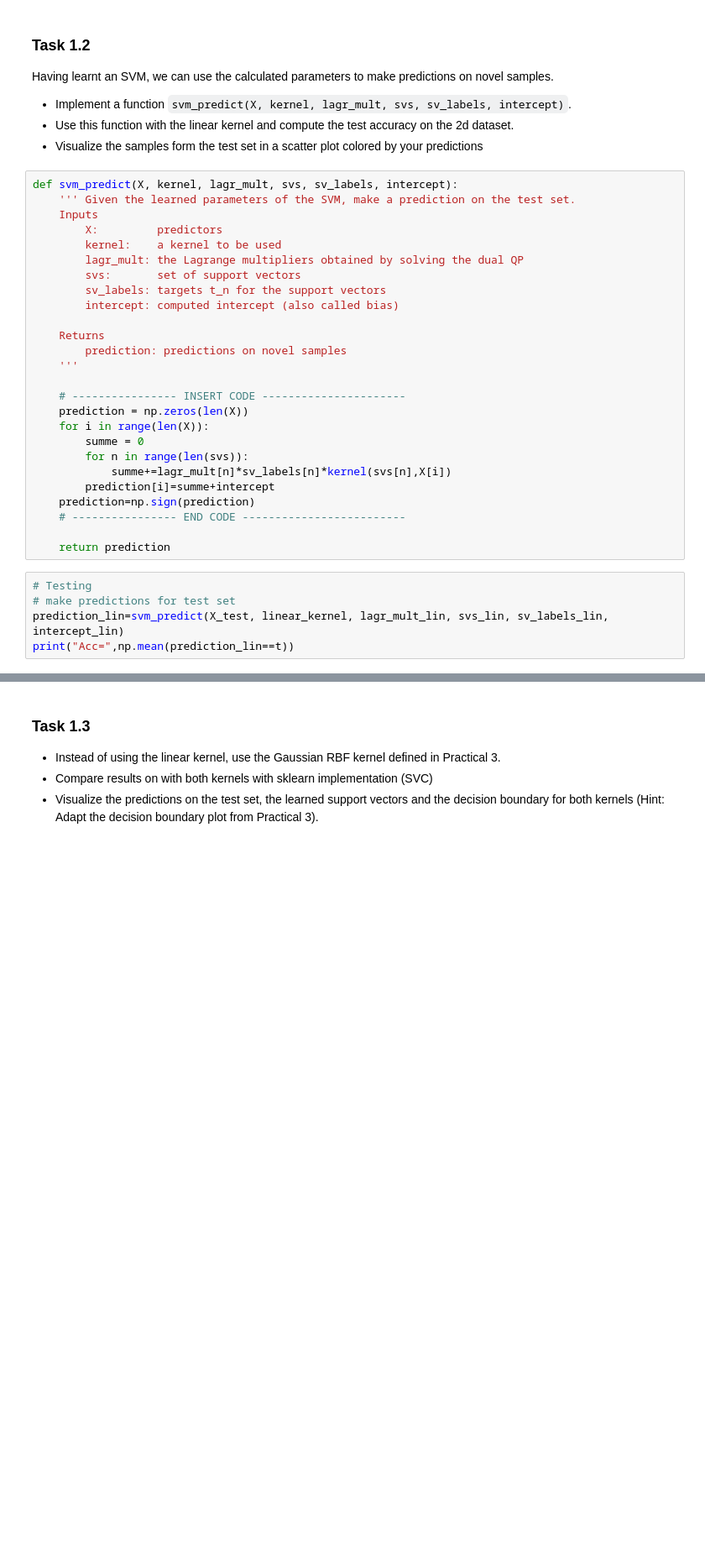
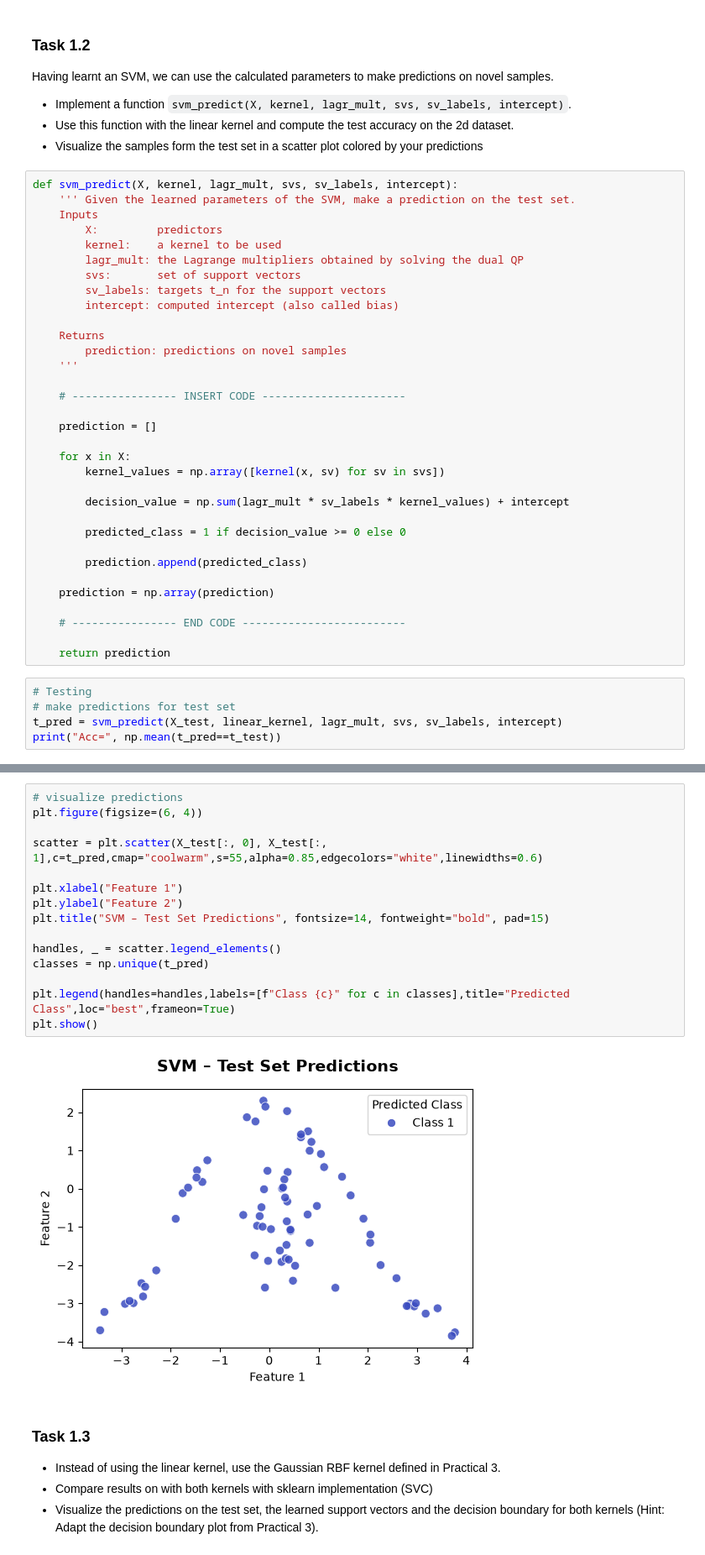
Before and after one commit to JanLuckhardt/machine-learning, a Jupyter notebook: 04_svm_decision_trees.ipynb, the cells around one changed output, grey strips where cells are left out. Shown at 84% size. Saved outputs shown, nothing was run; the diff lists cells and outputs as text; blank space fills up the shorter version.

Commit message:
Revise SVM and decision trees notebook

```diff
--- a/04_svm_decision_trees.ipynb
+++ b/04_svm_decision_trees.ipynb
@@ -208,19 +212,26 @@ def svm_predict(X, kernel, lagr_mult, svs, sv_labels, intercept):
     '''
 
     # ---------------- INSERT CODE ----------------------
-    prediction = np.zeros(len(X))
-    for i in range(len(X)):
-        summe = 0
-        for n in range(len(svs)):
-            summe+=lagr_mult[n]*sv_labels[n]*kernel(svs[n],X[i])
-        prediction[i]=summe+intercept
-    prediction=np.sign(prediction)
+
+    prediction = []
+
+    for x in X:
+        kernel_values = np.array([kernel(x, sv) for sv in svs])
+
+        decision_value = np.sum(lagr_mult * sv_labels * kernel_values) + intercept
+
+        predicted_class = 1 if decision_value >= 0 else 0
+
+        prediction.append(predicted_class)
+
+    prediction = np.array(prediction)
+
     # ---------------- END CODE -------------------------
 
     return prediction
 # %%
 # Testing
 # make predictions for test set
-prediction_lin=svm_predict(X_test, linear_kernel, lagr_mult_lin, svs_lin, sv_labels_lin, intercept_lin)
-print("Acc=",np.mean(prediction_lin==t))
+t_pred = svm_predict(X_test, linear_kernel, lagr_mult, svs, sv_labels, intercept)
+print("Acc=", np.mean(t_pred==t_test))
 # %% [output]
@@ -234,3 +239,20 @@ plt.scatter(X_test[:, 0], X_test[:, 1], c=prediction_lin)
+# %%
+# visualize predictions
+plt.figure(figsize=(6, 4))
+
+scatter = plt.scatter(X_test[:, 0], X_test[:, 1],c=t_pred,cmap="coolwarm",s=55,alpha=0.85,edgecolors="white",linewidths=0.6)
+
+plt.xlabel("Feature 1")
+plt.ylabel("Feature 2")
+plt.title("SVM – Test Set Predictions", fontsize=14, fontweight="bold", pad=15)
+
+handles, _ = scatter.legend_elements()
+classes = np.unique(t_pred)
+
+plt.legend(handles=handles,labels=[f"Class {c}" for c in classes],title="Predicted Class",loc="best",frameon=True)
+plt.show()
+# %% [output]
+[figure, added]
 # %% [markdown]
 ### Task 1.3
 
```
Also changed, not shown: parts of 48 cells of this notebook.
